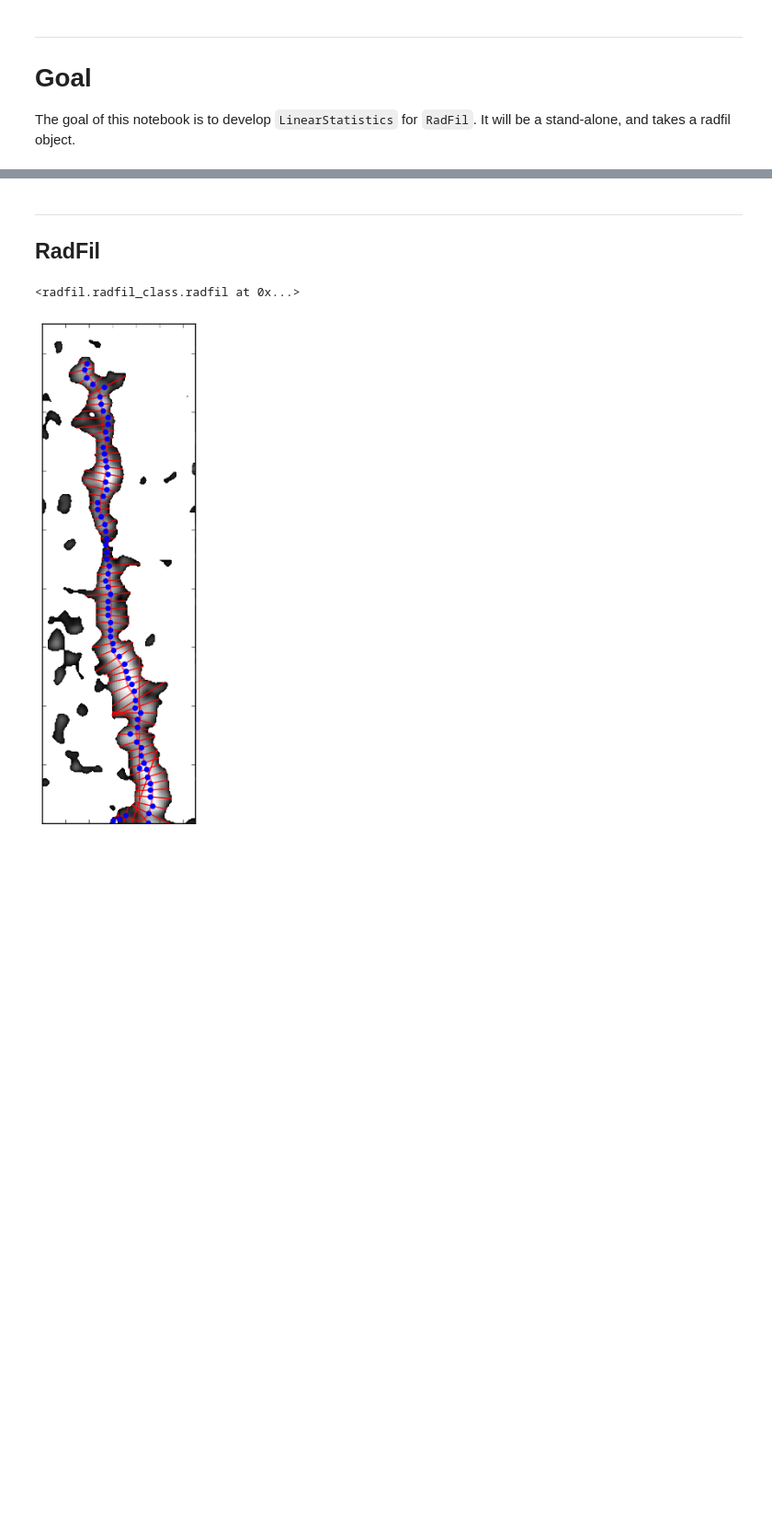
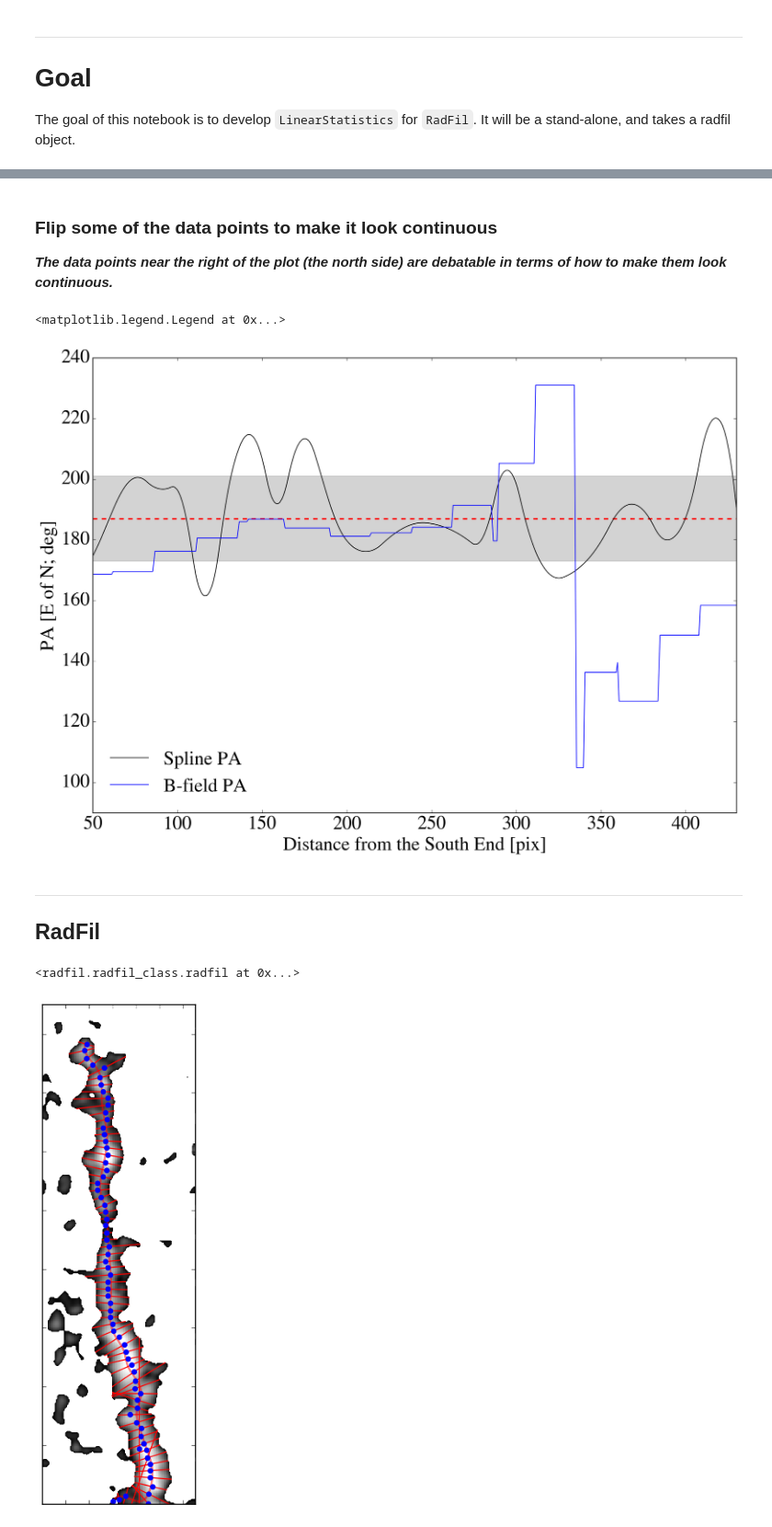
Before and after one commit to hopehhchen/HCPy, a Jupyter notebook: RadfilStatistics/LinearStatistics.ipynb, the cells around one changed output, grey strips where cells are left out. Shown: that part at 92% size. Drawn from its saved outputs; the diff is of its cells as text; code cells hidden in the pictures; blank space fills up the shorter version.

```diff
--- a/RadfilStatistics/LinearStatistics.ipynb
+++ b/RadfilStatistics/LinearStatistics.ipynb
@@ -37,0 +92,7 @@ mask = (image >= lower)
+# %%
+PAB = fits.open(direcData+'oriona_cat12as_debias_forKM_larger_maps/ANG.fits')[0].data
+PAB += 90.
+
+radfil.cutdist = 0.02*u.pc
+
+sstats = ShapeStatistics(radfil)
@@ -38,3 +101,41 @@ mask = (image >= lower)
+# %%
+PAB_list = np.array([PAB[int(round(sstats.points[i][1])), int(round(sstats.points[i][0]))]
+                     for i in range(1, len(sstats.points)-1)])
+# %% [markdown]
+### Flip some of the data points to make it look continuous
+
+***The data points near the right of the plot (the north side) are debatable in terms of how to make them look continuous.***
+# %%
+PAB_cont = PAB_list.copy()
+PAB_cont[PAB_cont < 110.] += 180.
+PAB_cont[PAB_cont >= 240.] -= 180.
+# %%
+fig = plt.figure(figsize = (14., 10.))
+ax = fig.gca()
+ax.set_xlim(50., 430.)
+ax.set_xlabel('Distance from the South End [pix]')
+ax.set_ylim(90., 240.)
+ax.set_ylabel('PA [E of N; deg]')
+
+ax.plot(sstats.distance, sstats.PA,
+        'k-',
+        label = 'Spline PA')
+ax.plot(sstats.distance, PAB_cont,
+        'b-',
+        label = 'B-field PA')
+ax.fill_between(ax.get_xlim(), [187.-14.]*2, [187.+14.]*2,
+                color = 'gray',
+                alpha = .35)
+
+ax.hlines(187., *ax.get_xlim(),
+          color = 'r',
+          linestyle = '--',
+          linewidth = 2.)
+
+plt.legend(loc = 'lower left')
+# %% [output]
+<matplotlib.legend.Legend at 0x...>
+[figure, added]
 # %% [markdown]
 ____
 ## RadFil
```
Also changed, not shown: parts of 10 cells of this notebook.
